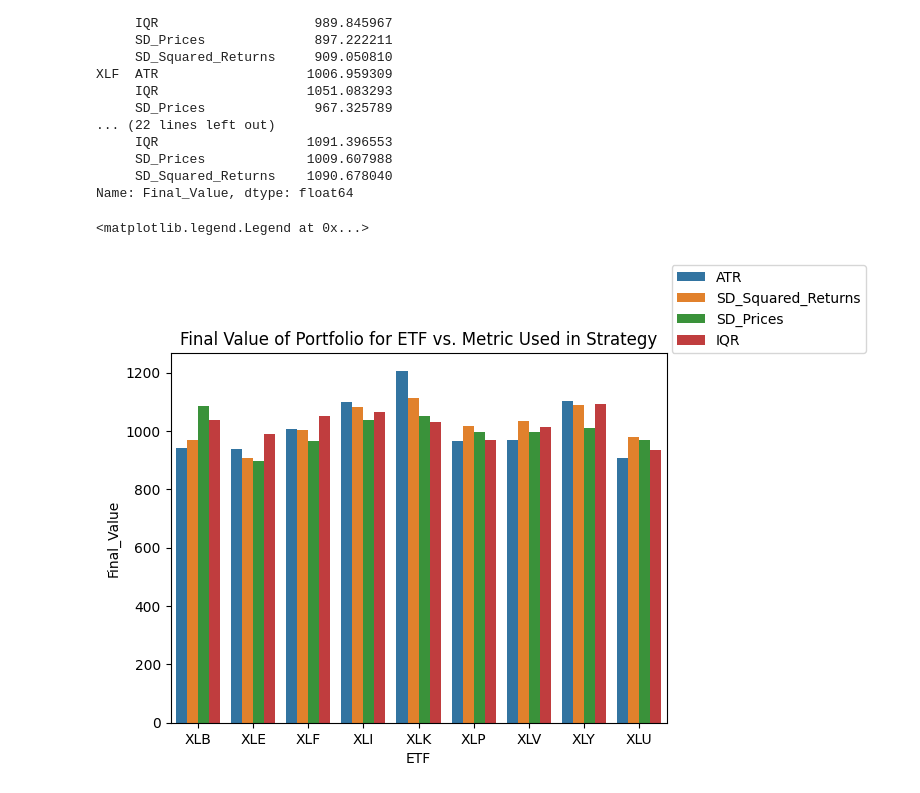
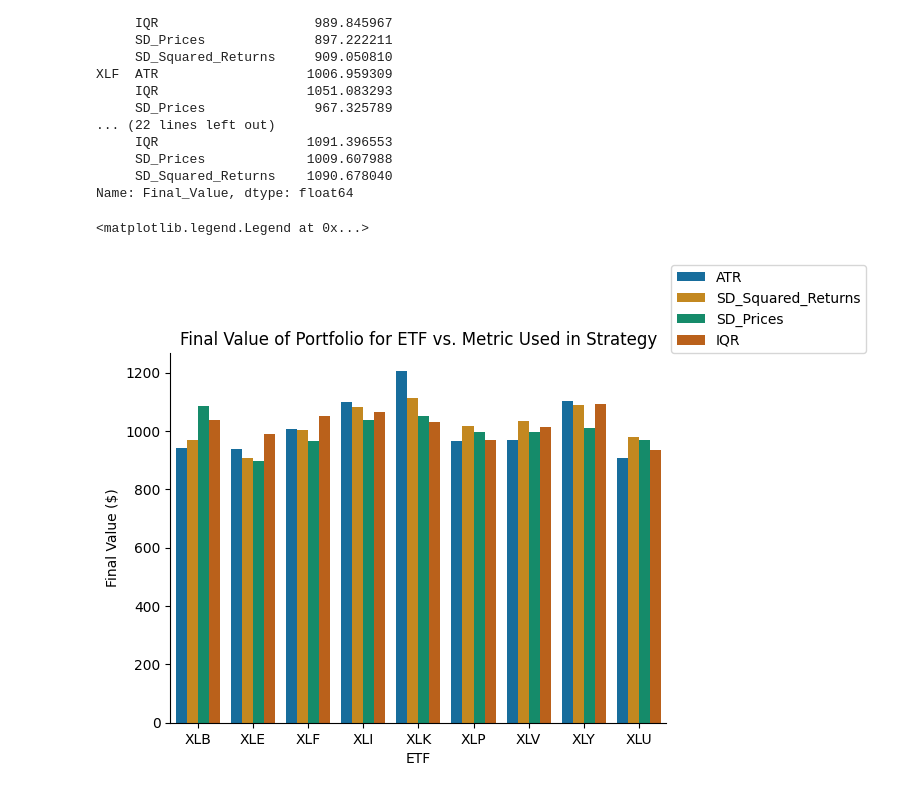
Before and after one commit to AkshayMurthy1/lstm-atr-prediction, a Jupyter notebook: stock-data/scripts/final_analysis.ipynb, the cells around one changed output. Saved outputs shown, nothing was run; the diff lists cells and outputs as text; code cells hidden in the pictures.

```diff
--- a/stock-data/scripts/final_analysis.ipynb
+++ b/stock-data/scripts/final_analysis.ipynb
@@ -128,11 +128,13 @@ XLF  ATR                   1006.959309
 Name: Final_Value, dtype: float64
 # %%
 fig,ax = plt.subplots()
-sns.barplot(df_final,x="ETF",y="Final_Value",hue="Metric",errorbar=None,ax=ax)
+sns.barplot(df_final,x="ETF",y="Final_Value",hue="Metric",errorbar=None,ax=ax,palette='colorblind')
+sns.despine()
+ax.set_ylabel("Final Value ($)")
 plt.title("Final Value of Portfolio for ETF vs. Metric Used in Strategy")
 customize_ax(ax)
 plt.savefig("../output/analysis/Final_Portfolio_Returns.png")
 plt.legend(loc=(1.01,1))
 # %% [output]
 <matplotlib.legend.Legend at 0x...>
-[figure, old version]
+[figure, new version]
```
Also changed, not shown: parts of 8 cells of this notebook, 3 other files.
